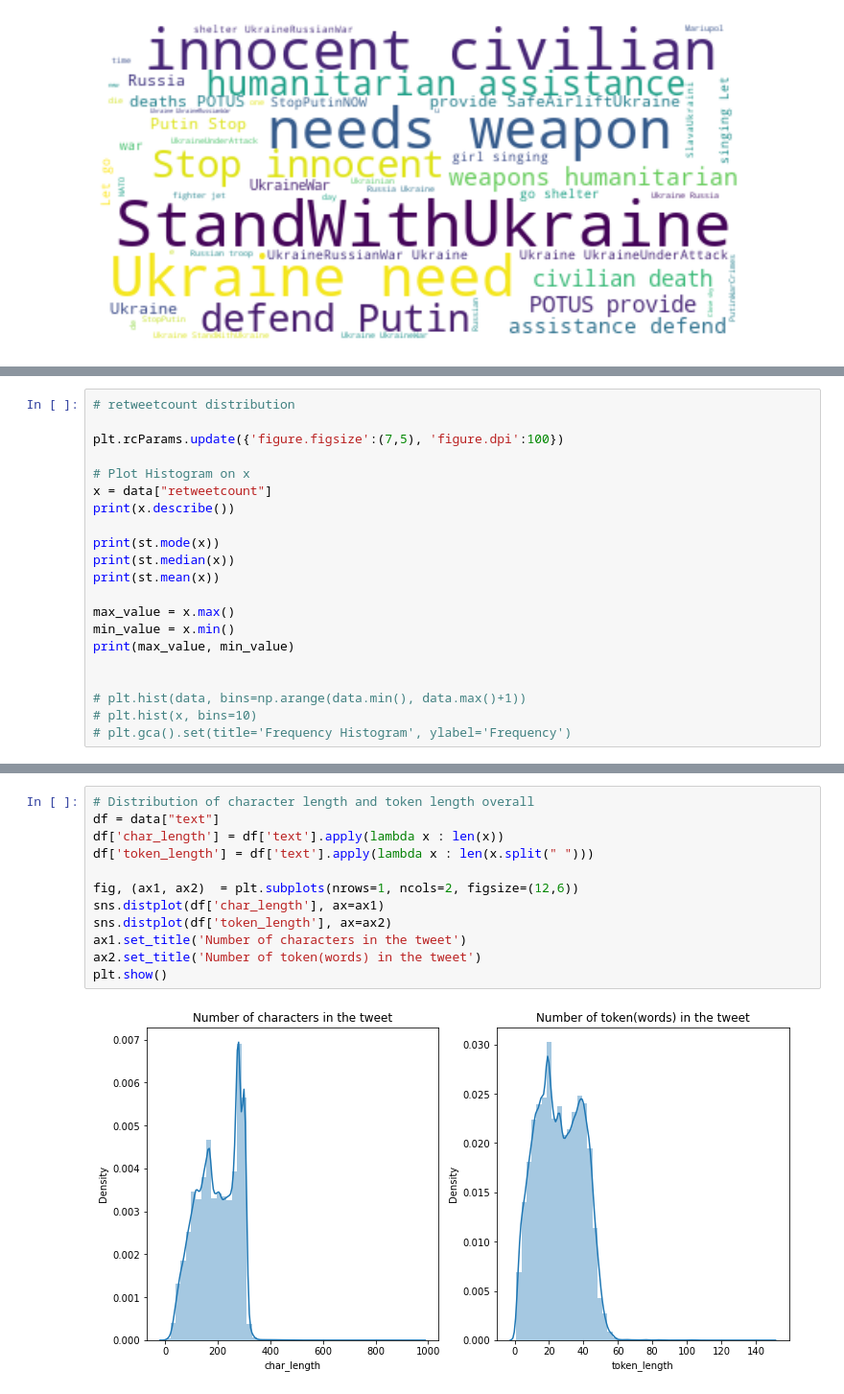
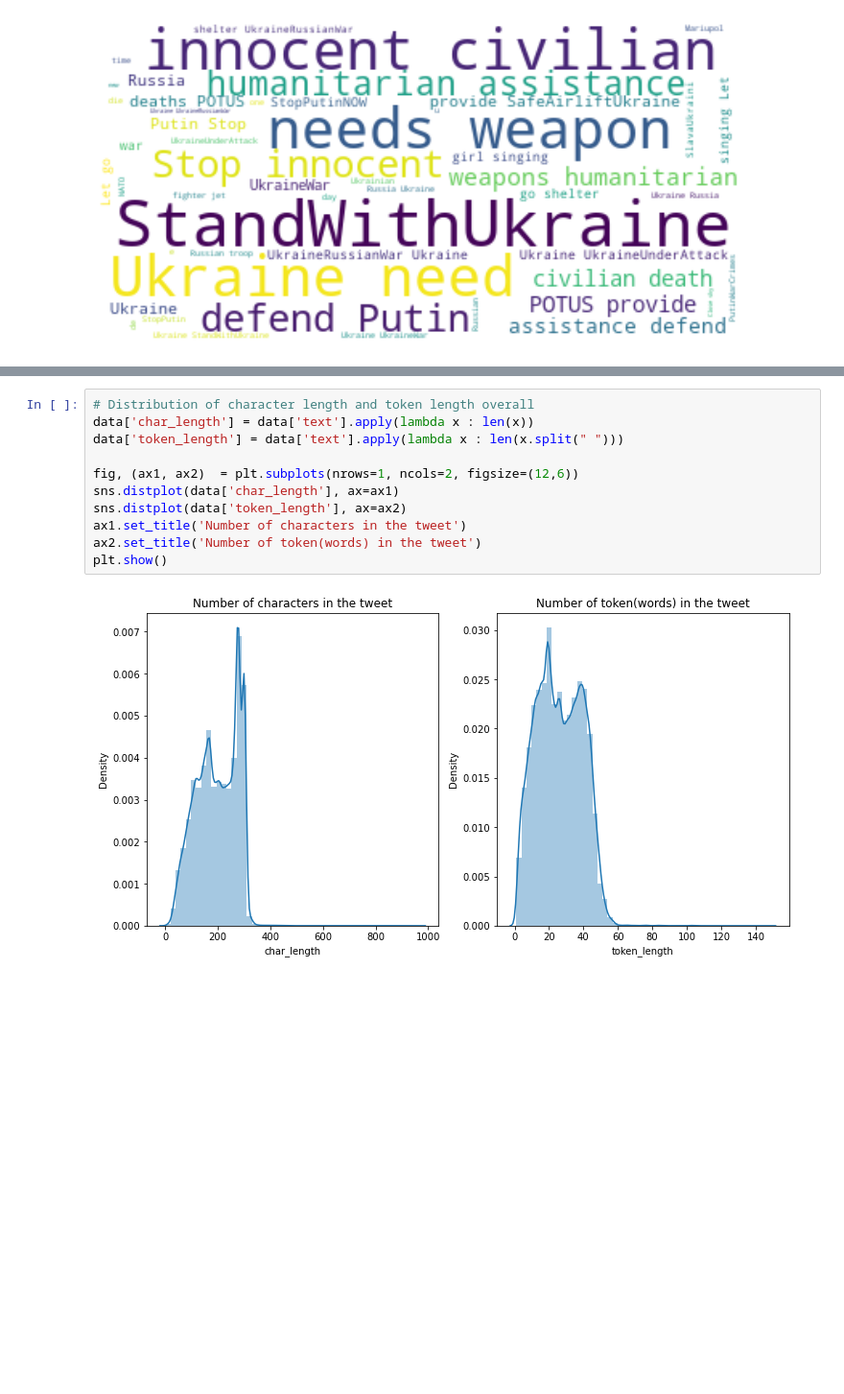
Before and after one commit to Yvonne27Jin/BSDS3002GP_Computational_propaganda_Ukraine, a Jupyter notebook: code/2_SEDA.ipynb, the cells around one changed output, grey strips where cells are left out. Shown at 96% size. Saved outputs shown, nothing was run; the diff lists cells and outputs as text; blank space fills up the shorter version.

```diff
--- a/code/2_SEDA.ipynb
+++ b/code/2_SEDA.ipynb
@@ -312,21 +235,0 @@ Name: followers, dtype: float64
-# %%
-# retweetcount distribution
-
-plt.rcParams.update({'figure.figsize':(7,5), 'figure.dpi':100})
-
-# Plot Histogram on x
-x = data["retweetcount"]
-print(x.describe())
-
-print(st.mode(x))
-print(st.median(x))
-print(st.mean(x))
-
-max_value = x.max()
-min_value = x.min()
-print(max_value, min_value)
-
-
-# plt.hist(data, bins=np.arange(data.min(), data.max()+1))
-# plt.hist(x, bins=10)
-# plt.gca().set(title='Frequency Histogram', ylabel='Frequency')
@@ -361,14 +236,13 @@ Index(['userid', 'username', 'textid', 'location', 'language', 'tweetid',
 # %%
 # Distribution of character length and token length overall
-df = data["text"]
-df['char_length'] = df['text'].apply(lambda x : len(x))
-df['token_length'] = df['text'].apply(lambda x : len(x.split(" ")))
+data['char_length'] = data['text'].apply(lambda x : len(x))
+data['token_length'] = data['text'].apply(lambda x : len(x.split(" ")))
 
 fig, (ax1, ax2)  = plt.subplots(nrows=1, ncols=2, figsize=(12,6))
-sns.distplot(df['char_length'], ax=ax1)
-sns.distplot(df['token_length'], ax=ax2)
+sns.distplot(data['char_length'], ax=ax1)
+sns.distplot(data['token_length'], ax=ax2)
 ax1.set_title('Number of characters in the tweet')
 ax2.set_title('Number of token(words) in the tweet')
 plt.show()
 # %% [output]
-[figure, old version]
+[figure, new version]
```
Also changed, not shown: parts of 8 cells of this notebook, 2 other files.
